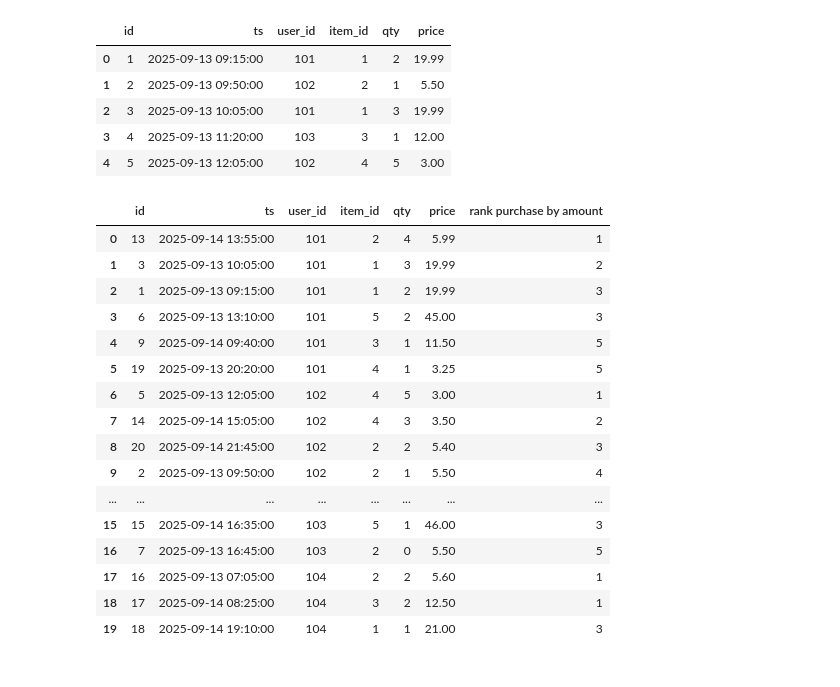
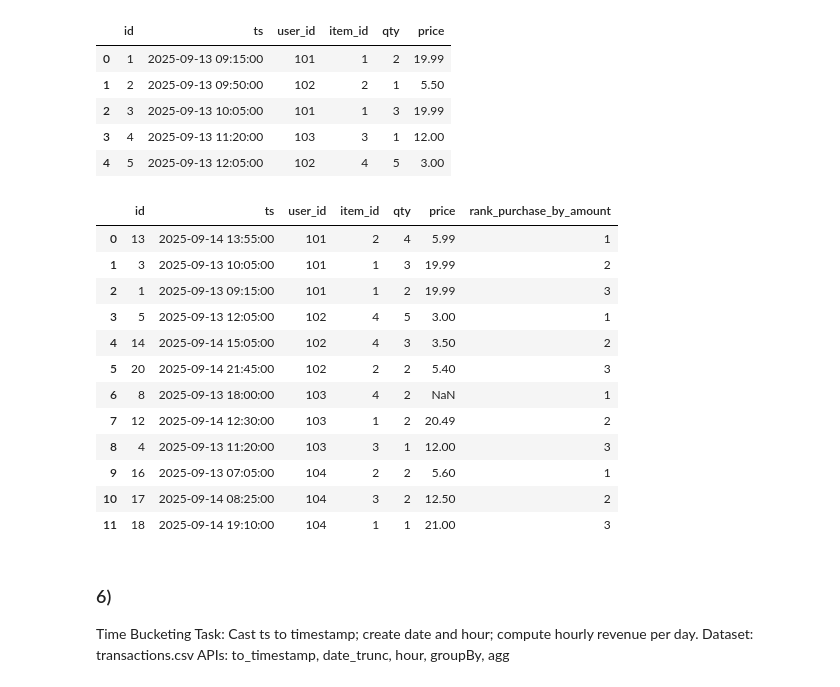
Before and after one commit to TAOGenna/ai-notebooks-implementations, a Jupyter notebook: pyspark_practice.ipynb, the cells around one changed output. Drawn from its saved outputs; the diff is of its cells as text; code cells hidden in the pictures.

```diff
--- a/pyspark_practice.ipynb
+++ b/pyspark_practice.ipynb
@@ -392,27 +392,29 @@ display(df,5)
 # %%
 from pyspark.sql import Window
 from pyspark.sql import functions as F
 
 win = Window.partitionBy('user_id').orderBy(F.col('qty').desc())
 
-df_x = df.withColumn('rank purchase by amount',F.rank().over(win))
+df_x = df.withColumn('rank_purchase_by_amount',F.row_number().over(win)).filter(F.col('rank_purchase_by_amount')<=3)
 
 display(df_x)
 # %% [output]
-|  | id | ts | user_id | item_id | qty | price | rank purchase by amount |
+|  | id | ts | user_id | item_id | qty | price | rank_purchase_by_amount |
 | 0 | 13 | 2025-09-14 13:55:00 | 101 | 2 | 4 | 5.99 | 1 |
 | 1 | 3 | 2025-09-13 10:05:00 | 101 | 1 | 3 | 19.99 | 2 |
 | 2 | 1 | 2025-09-13 09:15:00 | 101 | 1 | 2 | 19.99 | 3 |
-| 3 | 6 | 2025-09-13 13:10:00 | 101 | 5 | 2 | 45.00 | 3 |
-| 4 | 9 | 2025-09-14 09:40:00 | 101 | 3 | 1 | 11.50 | 5 |
-| 5 | 19 | 2025-09-13 20:20:00 | 101 | 4 | 1 | 3.25 | 5 |
-| 6 | 5 | 2025-09-13 12:05:00 | 102 | 4 | 5 | 3.00 | 1 |
-| 7 | 14 | 2025-09-14 15:05:00 | 102 | 4 | 3 | 3.50 | 2 |
-| 8 | 20 | 2025-09-14 21:45:00 | 102 | 2 | 2 | 5.40 | 3 |
-| 9 | 2 | 2025-09-13 09:50:00 | 102 | 2 | 1 | 5.50 | 4 |
-| ... | ... | ... | ... | ... | ... | ... | ... |
-| 15 | 15 | 2025-09-14 16:35:00 | 103 | 5 | 1 | 46.00 | 3 |
-| 16 | 7 | 2025-09-13 16:45:00 | 103 | 2 | 0 | 5.50 | 5 |
-| 17 | 16 | 2025-09-13 07:05:00 | 104 | 2 | 2 | 5.60 | 1 |
-| 18 | 17 | 2025-09-14 08:25:00 | 104 | 3 | 2 | 12.50 | 1 |
-| 19 | 18 | 2025-09-14 19:10:00 | 104 | 1 | 1 | 21.00 | 3 |
+| 3 | 5 | 2025-09-13 12:05:00 | 102 | 4 | 5 | 3.00 | 1 |
+| 4 | 14 | 2025-09-14 15:05:00 | 102 | 4 | 3 | 3.50 | 2 |
+| 5 | 20 | 2025-09-14 21:45:00 | 102 | 2 | 2 | 5.40 | 3 |
+| 6 | 8 | 2025-09-13 18:00:00 | 103 | 4 | 2 | NaN | 1 |
+| 7 | 12 | 2025-09-14 12:30:00 | 103 | 1 | 2 | 20.49 | 2 |
+| 8 | 4 | 2025-09-13 11:20:00 | 103 | 3 | 1 | 12.00 | 3 |
+| 9 | 16 | 2025-09-13 07:05:00 | 104 | 2 | 2 | 5.60 | 1 |
+| 10 | 17 | 2025-09-14 08:25:00 | 104 | 3 | 2 | 12.50 | 2 |
+| 11 | 18 | 2025-09-14 19:10:00 | 104 | 1 | 1 | 21.00 | 3 |
+# %% [markdown]
+### 6)
+Time Bucketing
+Task: Cast ts to timestamp; create date and hour; compute hourly revenue per day.
+Dataset: transactions.csv
+APIs: to_timestamp, date_trunc, hour, groupBy, agg
```
Also changed, not shown: parts of 10 cells of this notebook.
